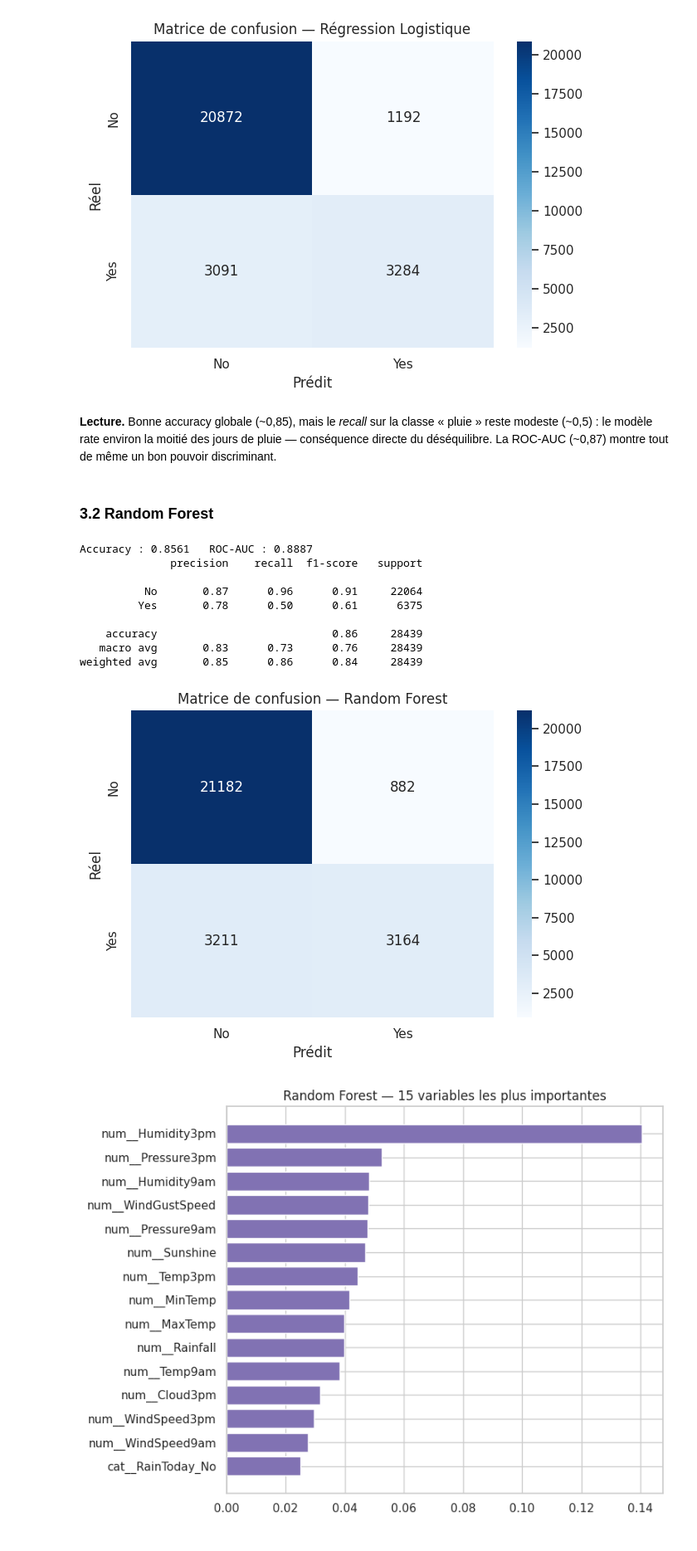
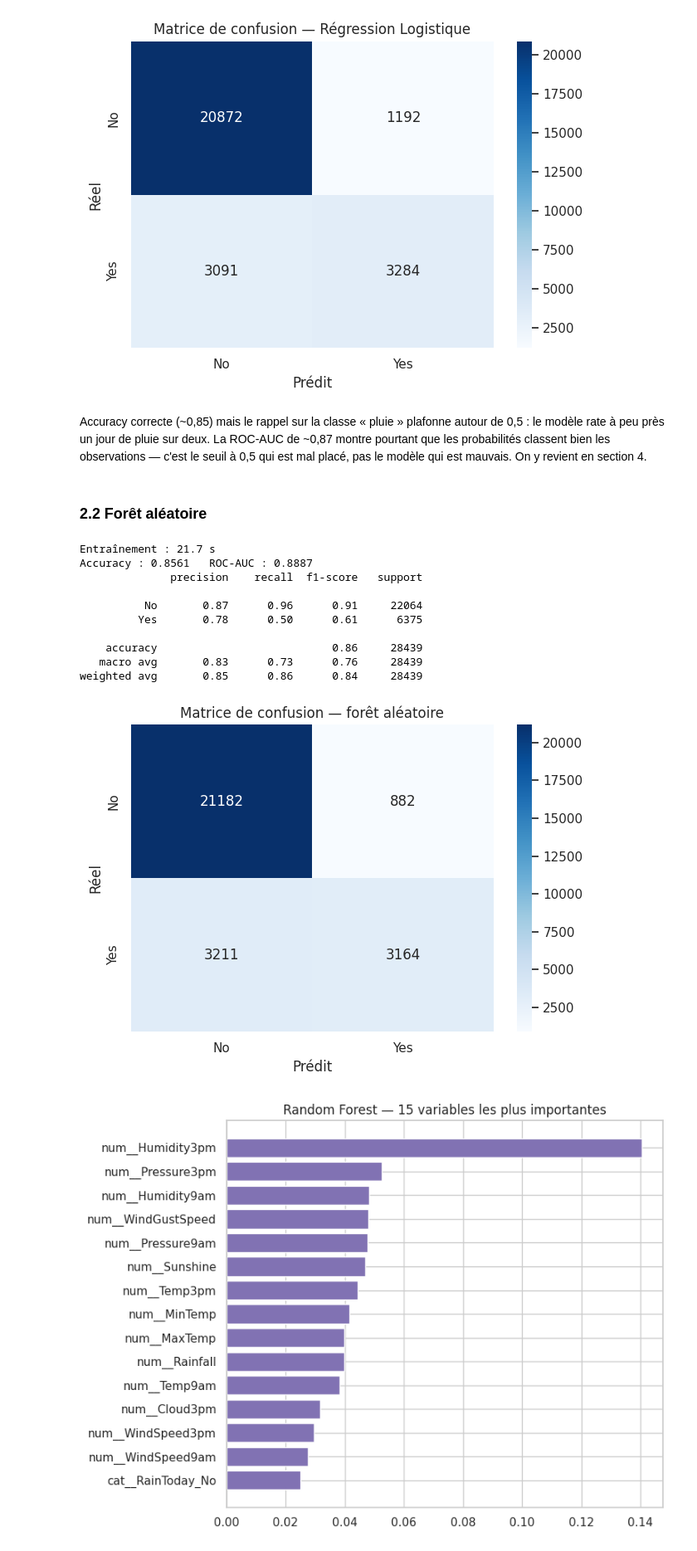
Before and after one commit to JordanSerafini/MLOps_Meteo, a Jupyter notebook: Notebooks/03_modelisation.ipynb, the cells around one changed output. Shown at 83% size. Saved outputs shown, nothing was run; the diff lists cells and outputs as text; code cells hidden in the pictures.

Commit message:
maj-section4

```diff
--- a/Notebooks/03_modelisation.ipynb
+++ b/Notebooks/03_modelisation.ipynb
@@ -150,39 +153,47 @@ Accuracy : 0.8494   ROC-AUC : 0.8730
    macro avg       0.80      0.73      0.76     28439
 weighted avg       0.84      0.85      0.84     28439
 [figure]
-# %% [markdown]
-**Lecture.** Bonne accuracy globale (~0,85), mais le *recall* sur la classe « pluie » reste
-modeste (~0,5) : le modèle rate environ la moitié des jours de pluie — conséquence directe du
-déséquilibre. La ROC-AUC (~0,87) montre tout de même un bon pouvoir discriminant.
-# %% [markdown]
-### 3.2 Random Forest
+# %% [markdown]
+Accuracy correcte (~0,85) mais le rappel sur la classe « pluie » plafonne autour de 0,5 : le
+modèle rate à peu près un jour de pluie sur deux. La ROC-AUC de ~0,87 montre pourtant que les
+probabilités classent bien les observations — c'est le seuil à 0,5 qui est mal placé, pas le
+modèle qui est mauvais. On y revient en section 4.
+# %% [markdown]
+### 2.2 Forêt aléatoire
 # %%
+from time import perf_counter
+
 pipe_rf = Pipeline([("prep", preprocessor),
                     ("clf", RandomForestClassifier(n_estimators=100, n_jobs=-1,
                                                    random_state=RANDOM_STATE))])
+t0 = perf_counter()
 pipe_rf.fit(X_train, y_train)
+duree_rf = perf_counter() - t0
+
 y_pred_rf = pipe_rf.predict(X_test)
 proba_rf = pipe_rf.predict_proba(X_test)[:, 1]
 
+print(f"Entraînement : {duree_rf:.1f} s")
 print(f"Accuracy : {accuracy_score(y_test, y_pred_rf):.4f}   ROC-AUC : {roc_auc_score(y_test, proba_rf):.4f}")
 print(classification_report(y_test, y_pred_rf, target_names=["No", "Yes"]))
 
 cm = confusion_matrix(y_test, y_pred_rf)
 sns.heatmap(cm, annot=True, fmt="d", cmap="Blues",
             xticklabels=["No", "Yes"], yticklabels=["No", "Yes"])
-plt.title("Matrice de confusion — Random Forest")
+plt.title("Matrice de confusion — forêt aléatoire")
 plt.xlabel("Prédit"); plt.ylabel("Réel"); plt.tight_layout(); plt.show()
 # %% [output]
+Entraînement : 21.7 s
 Accuracy : 0.8561   ROC-AUC : 0.8887
               precision    recall  f1-score   support
 
           No       0.87      0.96      0.91     22064
          Yes       0.78      0.50      0.61      6375
 
     accuracy                           0.86     28439
    macro avg       0.83      0.73      0.76     28439
 weighted avg       0.85      0.86      0.84     28439
-[figure, old version]
+[figure, new version]
 # %%
 # Importance des variables (top 15)
 feat_names = pipe_rf.named_steps["prep"].get_feature_names_out()
```
Also changed, not shown: parts of 26 cells of this notebook, 47 other files.
